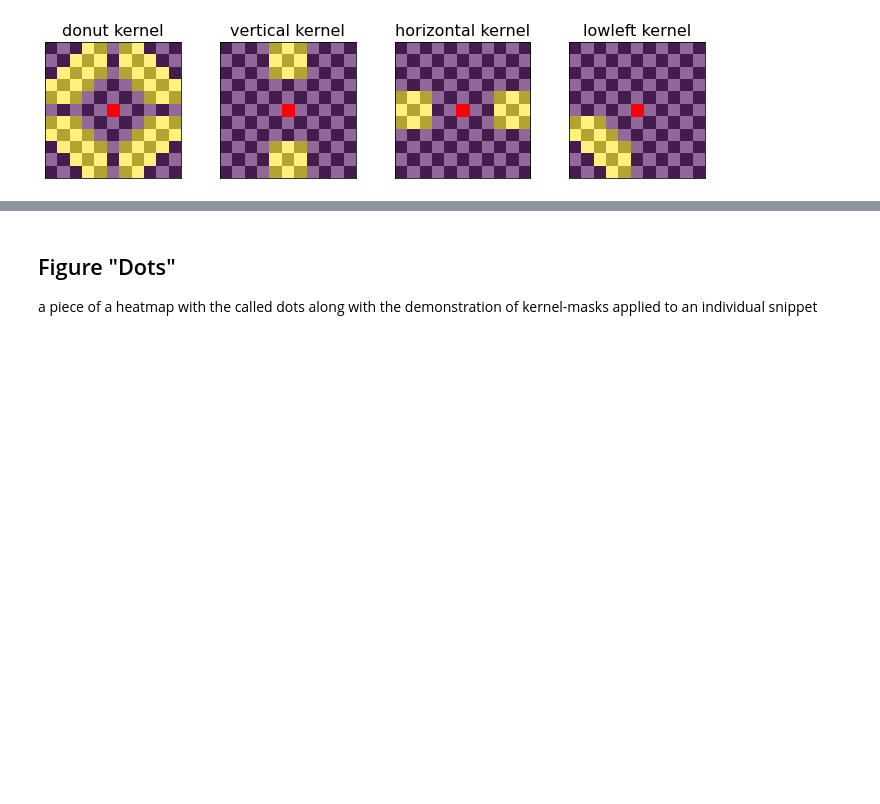
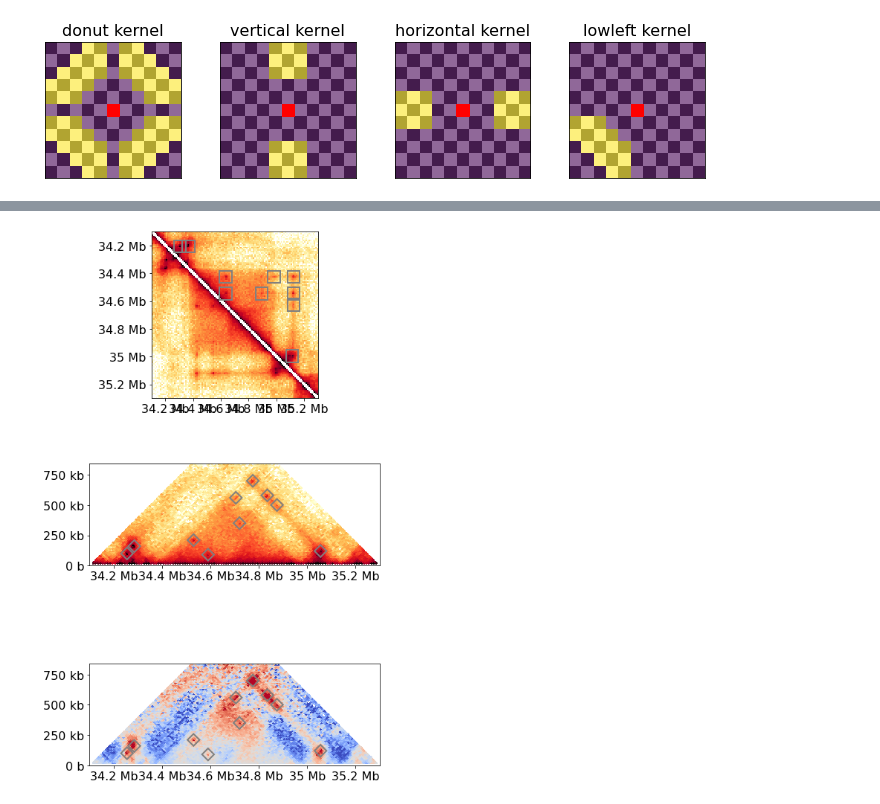
Before and after one commit to open2c/open2c_vignettes, a Jupyter notebook: cooltools_manuscript/Figure_dots_n_pileups.ipynb, the cells around one changed output, grey strips where cells are left out. Saved outputs shown, nothing was run; the diff lists cells and outputs as text; code cells hidden in the pictures; blank space fills up the shorter version.

```diff
--- a/cooltools_manuscript/Figure_dots_n_pileups.ipynb
+++ b/cooltools_manuscript/Figure_dots_n_pileups.ipynb
@@ -435,3 +400,43 @@ for rect in plain_rectangles45_around_dots(dots_in_region, window_size=40_000, *
-# %% [markdown]
-## Figure "Dots"
-a piece of a heatmap with the called dots along with the demonstration of kernel-masks applied to an individual snippet
+# %%
+# Test figures:
+
+f, axd = plt.subplot_mosaic([["up"],["bot"],["oe"]], figsize=(7,14))
+
+# test regular heatmap
+im = axd["up"].matshow(region_matrix, extent=[start, end, end, start], **obs_kwargs)
+format_ticks(axd["up"], rotate=False)
+# plt.colorbar(im, ax=axd["up"], **colorbar_kwargs)
+# draw rectangular "boxes" around pixels called as dots in the "region":
+for rect in plain_rectangles_around_dots(dots_in_region, flank_size=40_000, **rect_kwargs):
+    axd["up"].add_patch(rect)
+
+# test draw 45-tilted Obs heatmap
+im = pcolormesh_45deg(
+    axd["bot"],
+    region_matrix,
+    start=region[1],
+    resolution=binsize,
+    **obs_kwargs,
+)
+format_ticks(axd["bot"], rotate=False)
+axd["bot"].set_aspect(0.5)
+axd["bot"].set_ylim(0, np.diff(region[1:])[0]*0.7)
+# draw rectangular "boxes" around pixels called as dots in the "region":
+for rect in plain_rectangles45_around_dots(dots_in_region, window_size=40_000, **rect_kwargs):
+    axd["bot"].add_patch(rect)
+
+im = pcolormesh_45deg(
+    axd["oe"],
+    np.log(region_OOE),
+    start=region[1],
+    resolution=binsize,
+    **ooe_kwargs
+)
+format_ticks(axd["oe"], rotate=False)
+axd["oe"].set_aspect(0.5)
+axd["oe"].set_ylim(0, np.diff(region[1:])[0]*0.7)
+# draw rectangular "boxes" around pixels called as dots in the "region":
+for rect in plain_rectangles45_around_dots(dots_in_region, window_size=40_000, **rect_kwargs):
+    axd["oe"].add_patch(rect)
+# %% [output]
+[figure, added]
```
Also changed, not shown: parts of 32 cells of this notebook.
